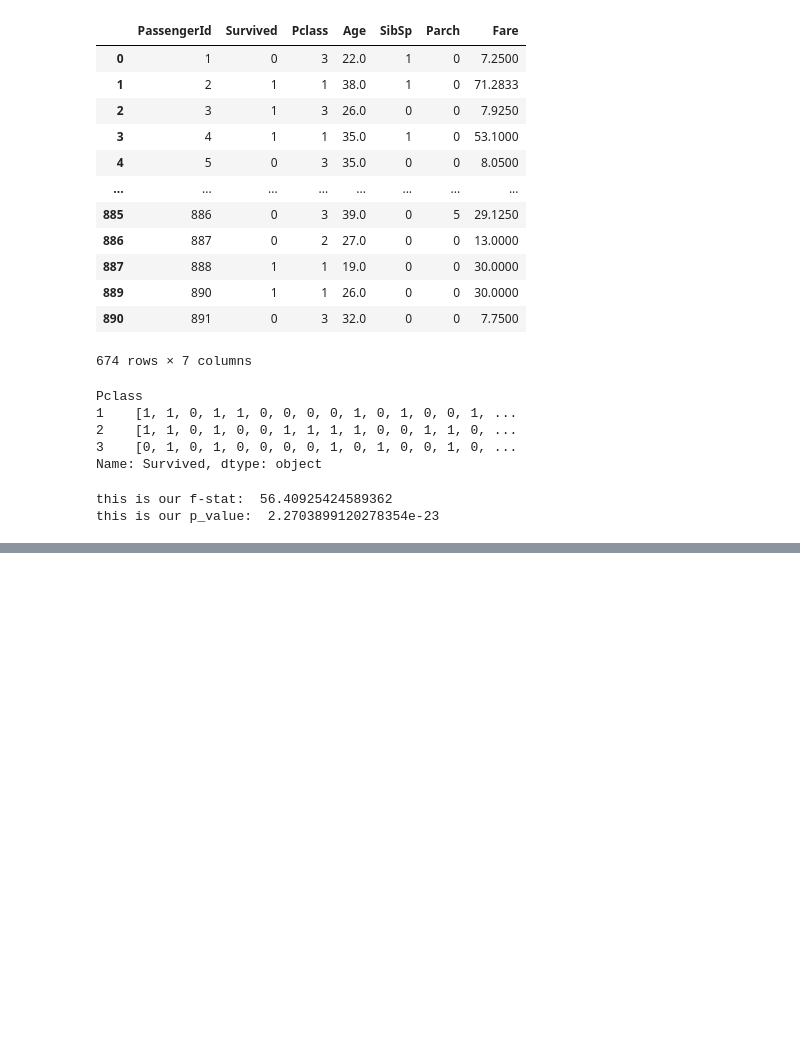
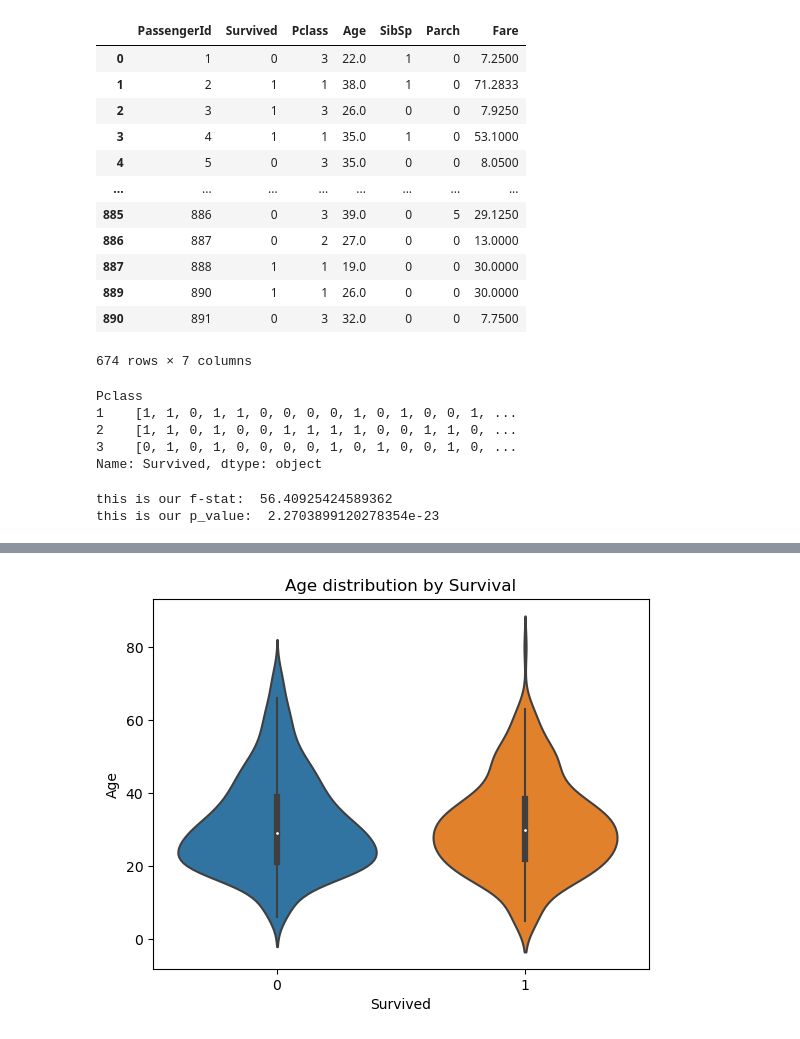
Before and after one commit to rodriguezperezmartin/test_acc, a Jupyter notebook: Project_1_Example.ipynb, the cells around one changed output, grey strips where cells are left out. Saved outputs shown, nothing was run; the diff lists cells and outputs as text; code cells hidden in the pictures; blank space fills up the shorter version.

```diff
--- a/Project_1_Example.ipynb
+++ b/Project_1_Example.ipynb
@@ -417,0 +433,7 @@ this is our p_value:  2.2703899120278354e-23
+# %%
+#Distribution of age by survival
+sns.violinplot(x='Survived', y='Age', showmeans=True, data=df)
+plt.title('Age distribution by Survival')
+plt.show()
+# %% [output]
+[figure, added]
```
Also changed, not shown: parts of 10 cells of this notebook.
